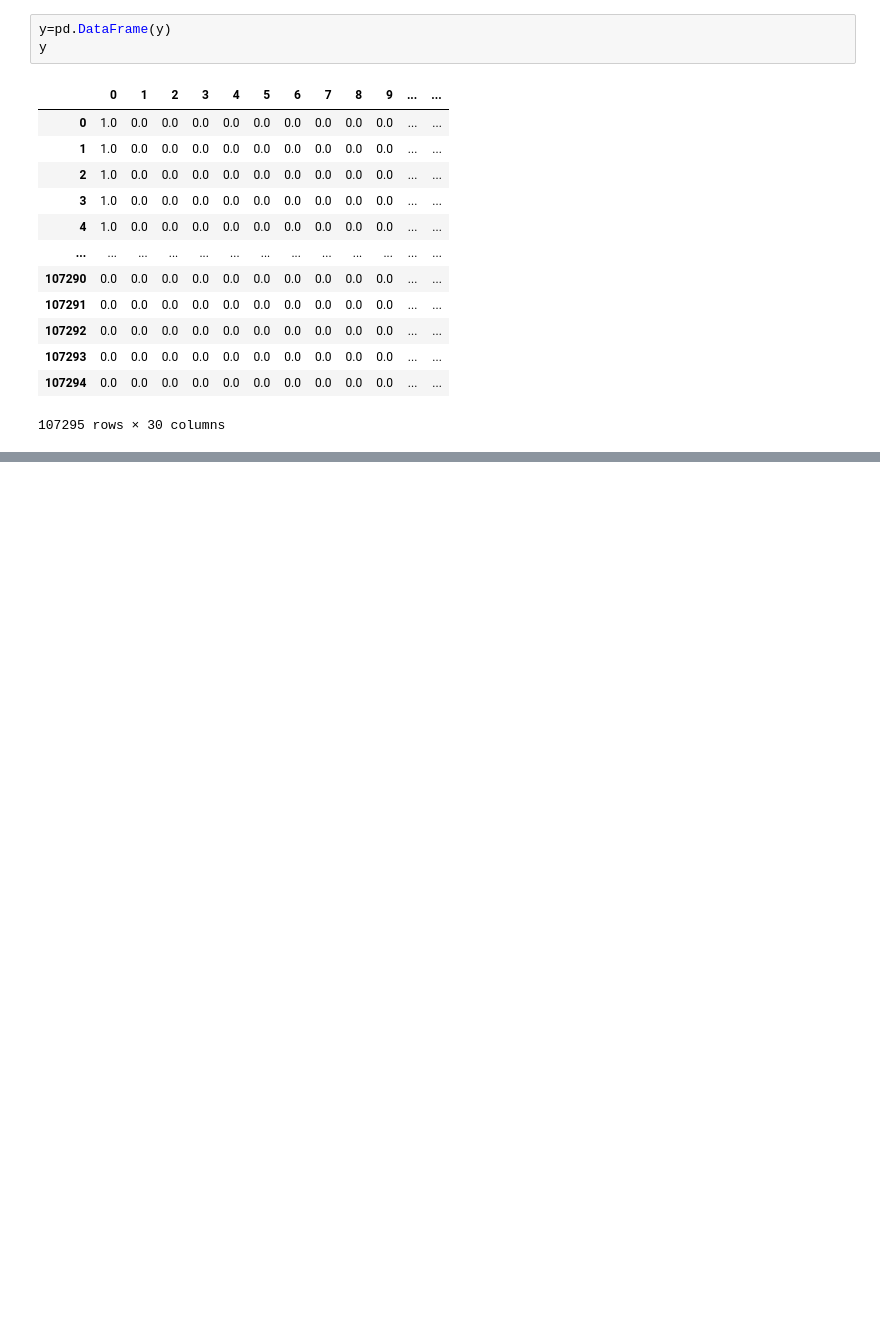
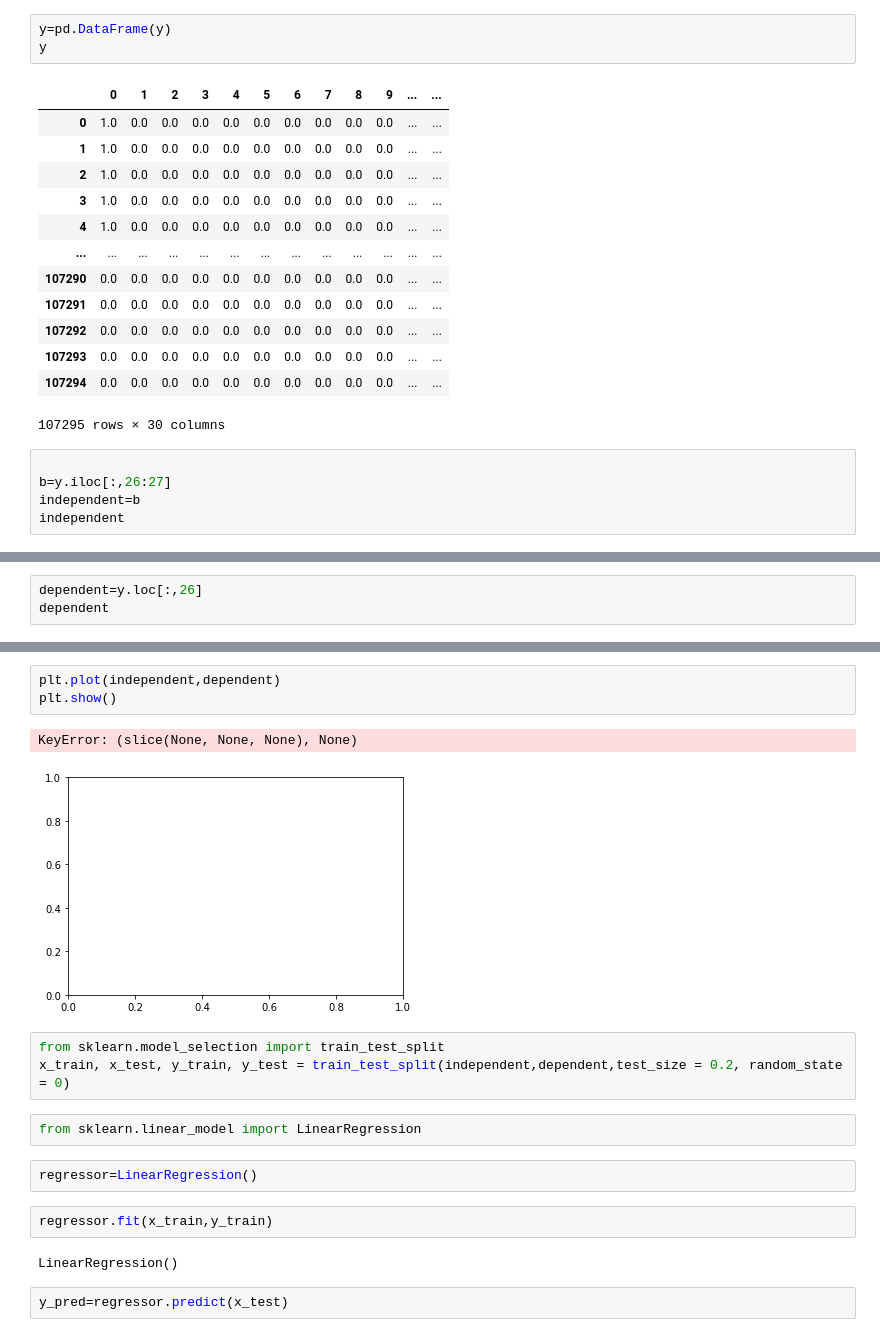
Before and after one commit to SagarNilgar/Vegatable-Price-Forecasting, a Jupyter notebook: vegtable_cleaning_data.ipynb, the cells around one changed output, grey strips where cells are left out. Saved outputs shown, nothing was run; the diff lists cells and outputs as text; blank space fills up the shorter version.

```diff
--- a/vegtable_cleaning_data.ipynb
+++ b/vegtable_cleaning_data.ipynb
@@ -200,3 +234,8 @@ y
 | 107293 | 0.0 | 0.0 | 0.0 | 0.0 | 0.0 | 0.0 | 0.0 | 0.0 | 0.0 | 0.0 | ... | ... |
 | 107294 | 0.0 | 0.0 | 0.0 | 0.0 | 0.0 | 0.0 | 0.0 | 0.0 | 0.0 | 0.0 | ... | ... |
 107295 rows × 30 columns
+# %%
+
+b=y.iloc[:,26:27]
+independent=b
+independent
@@ -202,0 +256,3 @@ y
+# %%
+dependent=y.loc[:,26]
+dependent
@@ -202,0 +272,19 @@ y
+# %%
+plt.plot(independent,dependent)
+plt.show()
+# %% [output]
+KeyError: (slice(None, None, None), None)
+[figure, added]
+# %%
+from sklearn.model_selection import train_test_split
+x_train, x_test, y_train, y_test = train_test_split(independent,dependent,test_size = 0.2, random_state = 0)
+# %%
+from sklearn.linear_model import LinearRegression
+# %%
+regressor=LinearRegression()
+# %%
+regressor.fit(x_train,y_train)
+# %% [output]
+LinearRegression()
+# %%
+y_pred=regressor.predict(x_test)
```
Also changed, not shown: parts of 8 cells of this notebook, 5 other files.
